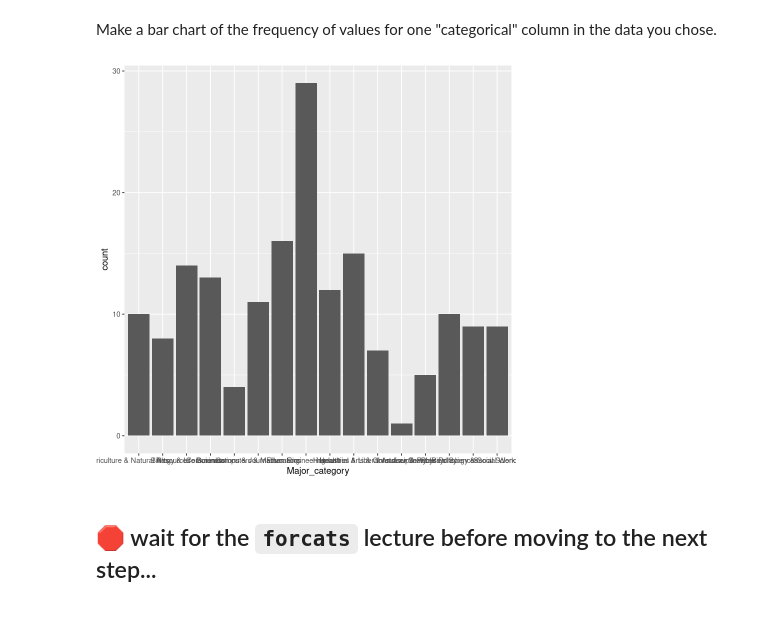
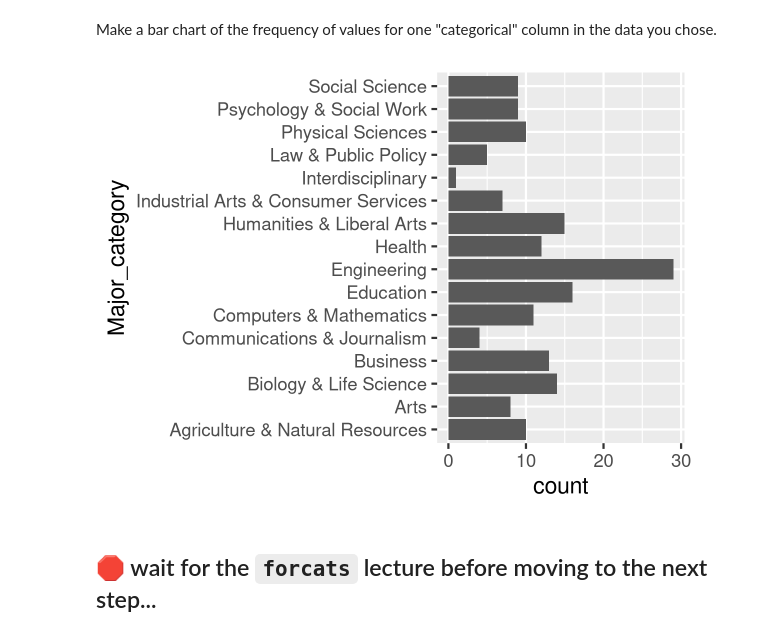
Before and after one commit to mbhatip/BIOS512-1, a Jupyter notebook: in-class-exercises/11/11_00_forcats_practice.ipynb, the cells around one changed output. Saved outputs shown, nothing was run; the diff lists cells and outputs as text; code cells hidden in the pictures.

```diff
--- a/in-class-exercises/11/11_00_forcats_practice.ipynb
+++ b/in-class-exercises/11/11_00_forcats_practice.ipynb
@@ -22,13 +24,13 @@ majors = read_csv(
 # %% [markdown]
 Make a bar chart of the frequency of values for one "categorical" column in the data you chose.
 # %%
-p = ggplot(majors, aes(x=Major_category))
+p = ggplot(majors, aes(y = Major_category))
 
 p = p + geom_bar()
 
 p
 # %% [output]
-[figure, old version]
+[figure, new version]
 # %% [markdown]
 ## 🛑 wait for the `forcats` lecture before moving to the next step...
 # %% [markdown]
```
Also changed, not shown: parts of 3 cells of this notebook, 2 other files.
